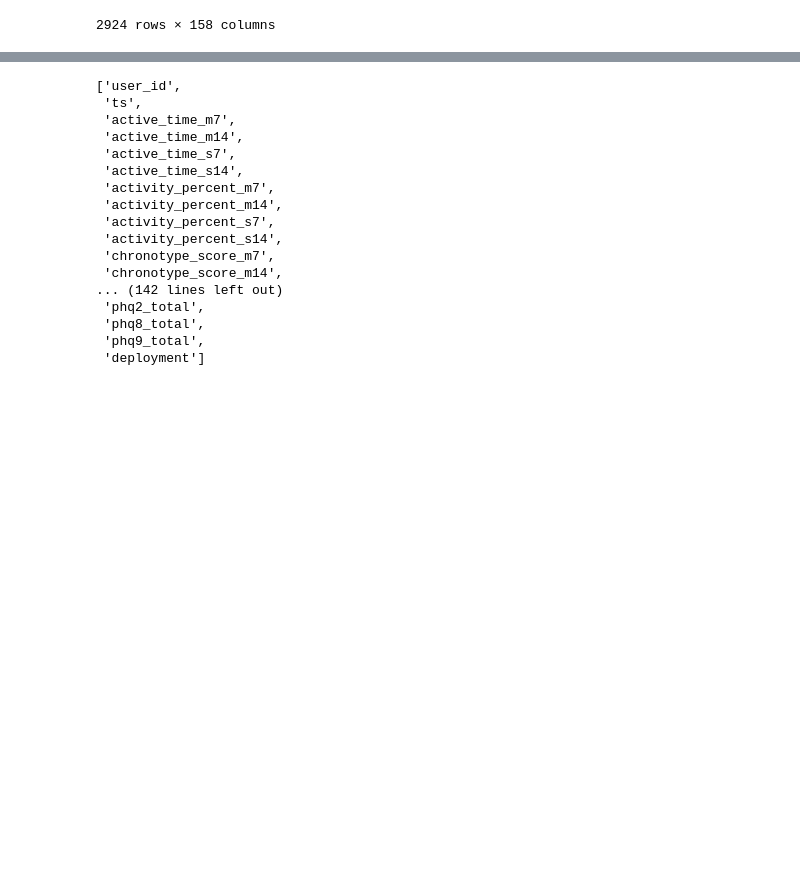
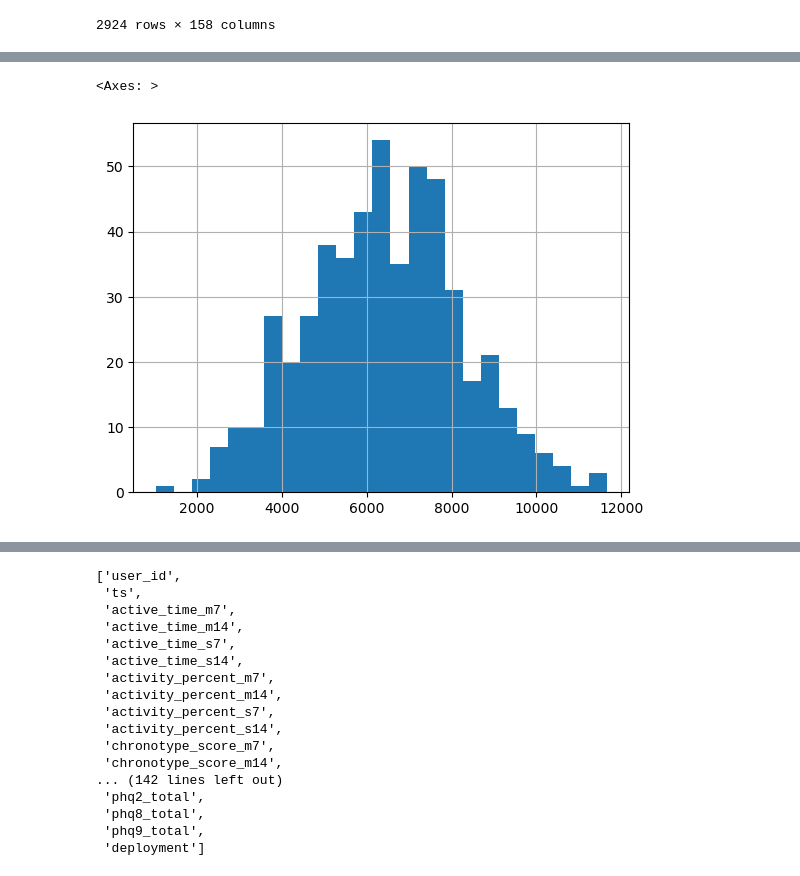
Before and after one commit to paragjadhav14/HR_ML_model_building, a Jupyter notebook: inference_v1_21_03_2025_aashi.ipynb, the cells around one changed output, grey strips where cells are left out. Cells and saved outputs as stored; diff of their text form; code cells hidden in the pictures; blank space fills up the shorter version.

```diff
--- a/inference_v1_21_03_2025_aashi.ipynb
+++ b/inference_v1_21_03_2025_aashi.ipynb
@@ -907,0 +1037,5 @@ as_df
+# %%
+plot_distrubution(df=sleep_duration_s14_df_as,base_feature='sleep_duration_s14')
+# %% [output]
+<Axes: >
+[figure, added]
```
Also changed, not shown: parts of 24 cells of this notebook.
